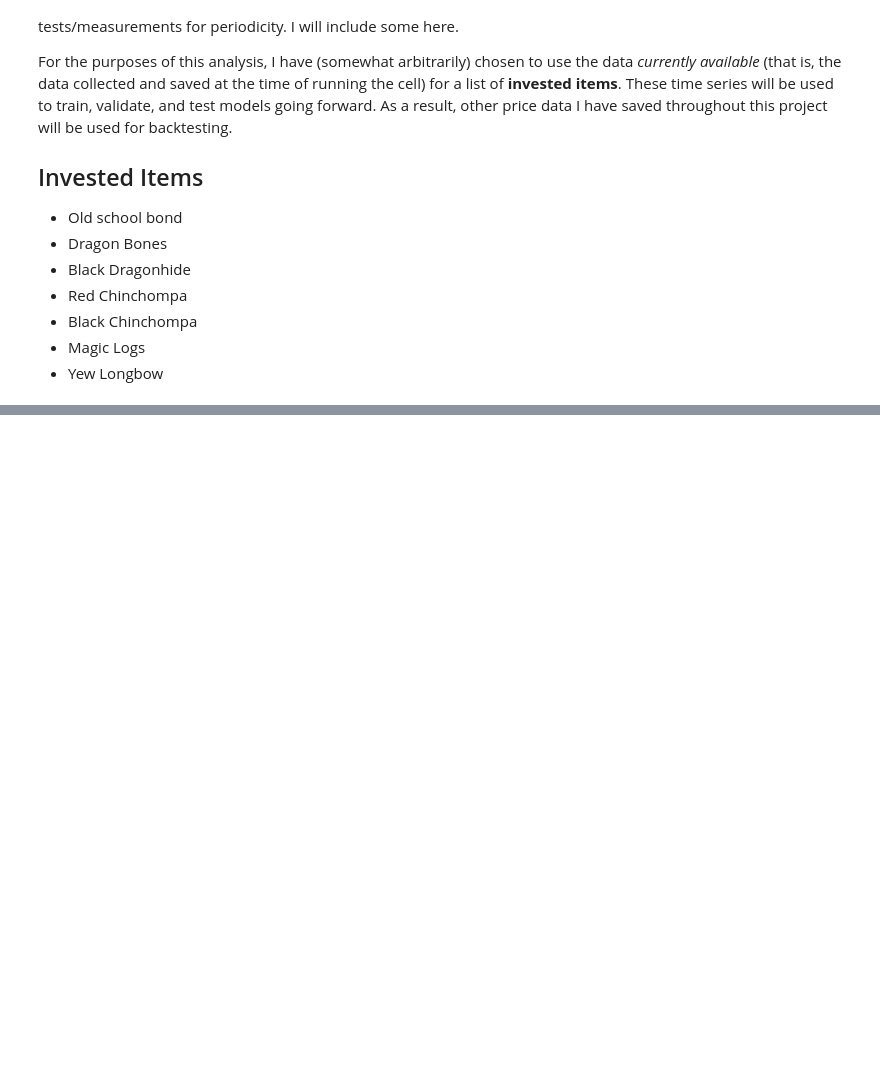
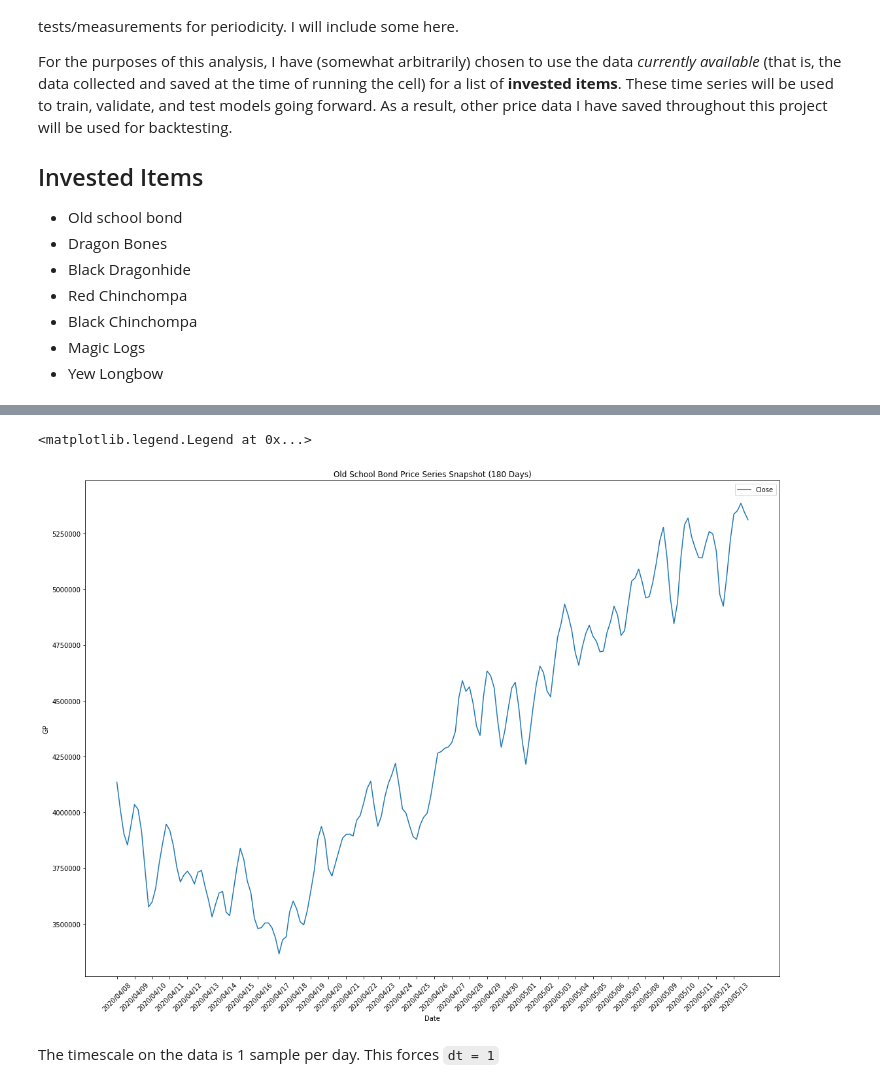
Before and after one commit to nurriol2/forecasting, a Jupyter notebook: Fourier Forecasting.ipynb, the cells around one changed output, grey strips where cells are left out. Saved outputs shown, nothing was run; the diff lists cells and outputs as text; code cells hidden in the pictures; blank space fills up the shorter version.

```diff
--- a/Fourier Forecasting.ipynb
+++ b/Fourier Forecasting.ipynb
@@ -21,5 +21,14 @@ For the purposes of this analysis, I have (somewhat arbitrarily) chosen to use t
 - Yew Longbow
 # %%
 from tradeable_item import TradeableItem
+#from sklearn import preprocessing
+import matplotlib.pyplot as plt
 import pandas as pd
 import numpy as np
+import os
+%matplotlib inline
+
+plt.rcParams["figure.figsize"]=(16,12)
+
+#location of all data sets
+data_dir = "datasets/"
@@ -25,0 +37,6 @@ import numpy as np
+# %%
+#grab the old school bond data snapshot
+bond_csv = "old_school_bond_04-10-2020.csv"
+
+bond_df = pd.read_csv(data_dir+bond_csv, index_col="Index")
+bond_df.head()
@@ -25,0 +51,18 @@ import numpy as np
+# %%
+#the signal to decompose
+f = bond_df["Close"]
+#timestamps
+timestamps = bond_df["Timestamps_close"]
+# %%
+#plotting the closing price signal
+fig, ax = plt.subplots()
+ax.plot(timestamps, f)
+ax.set(xlabel="Date", ylabel="GP",
+       title="Old School Bond Price Series Snapshot (180 Days)")
+plt.xticks(np.arange(0, bond_df.shape[0], 5), rotation=45)
+plt.legend()
+# %% [output]
+<matplotlib.legend.Legend at 0x...>
+[figure, added]
+# %% [markdown]
+The timescale on the data is 1 sample per day. This forces `dt = 1`
```
Also changed, not shown: parts of 9 cells of this notebook.
